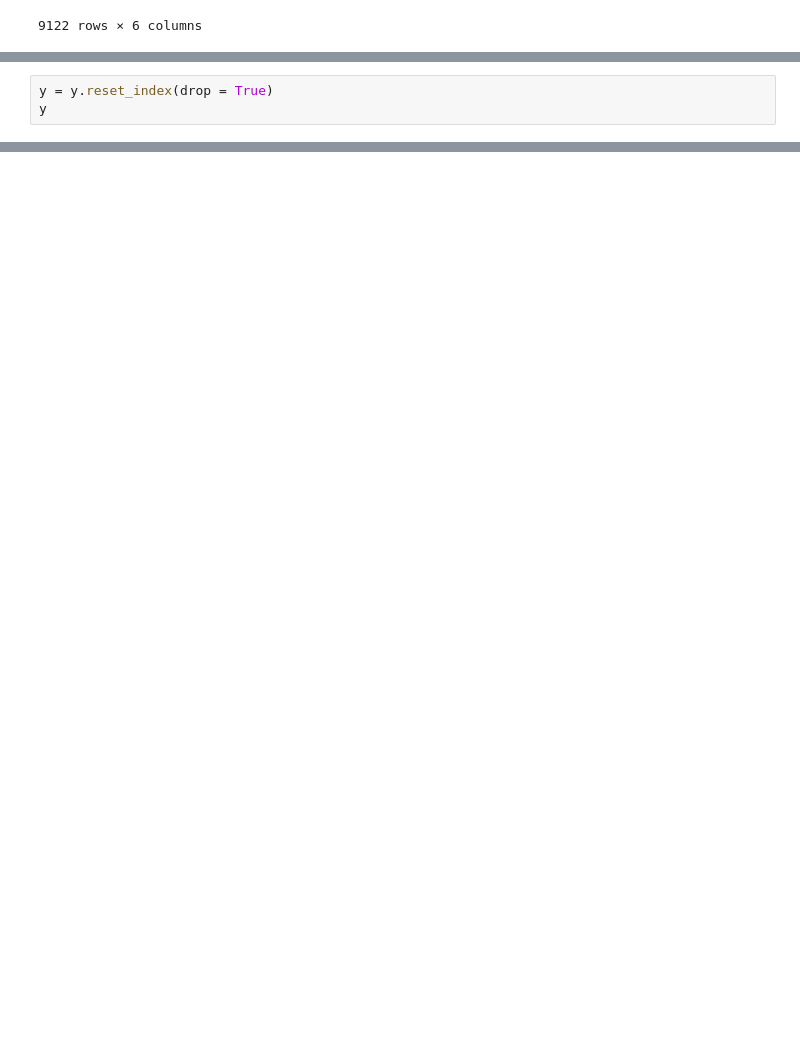
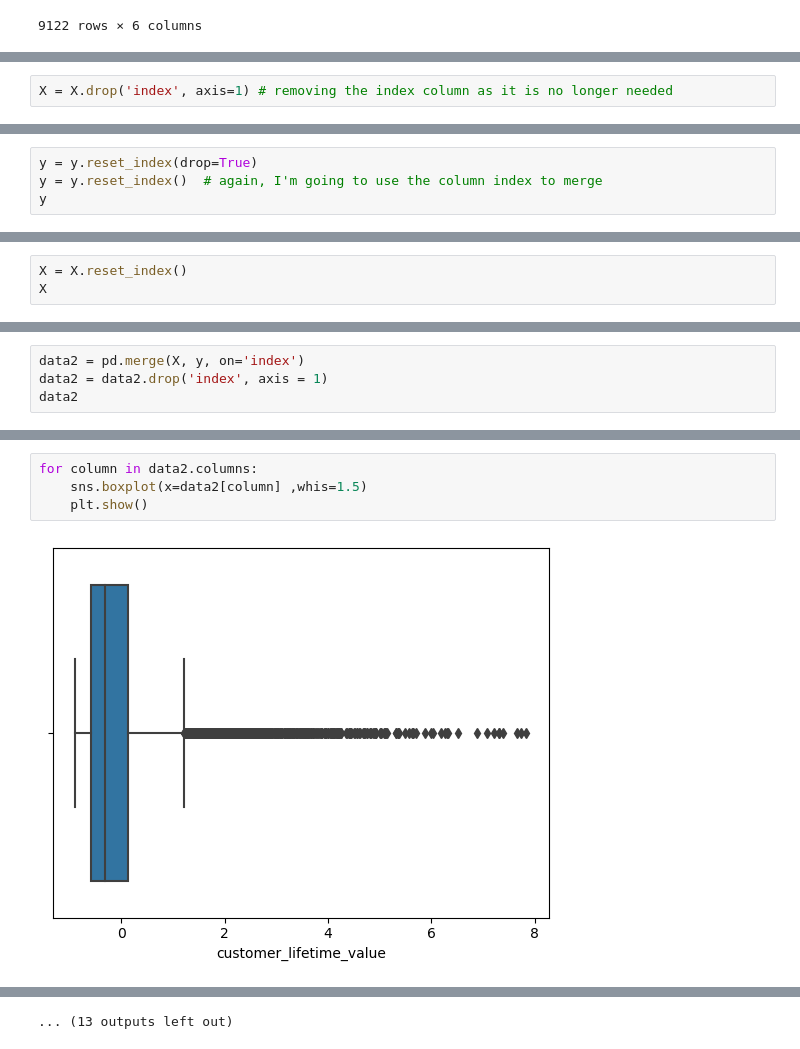
Before and after one commit to Evangelos-Z/lab-customer-analysis-round-7, a Jupyter notebook: files_for_lab/csv_files/lab-marketing-customer-analysis-round-7.ipynb, the cells around one changed output, grey strips where cells are left out. Cells and saved outputs as stored; diff of their text form; blank space fills up the shorter version.

```diff
--- a/files_for_lab/csv_files/lab-marketing-customer-analysis-round-7.ipynb
+++ b/files_for_lab/csv_files/lab-marketing-customer-analysis-round-7.ipynb
@@ -650,0 +679,2 @@ cat_enc2
+# %%
+X = X.drop('index', axis=1) # removing the index column as it is no longer needed
@@ -651,4 +811,5 @@ cat_enc2
 # %%
-y = y.reset_index(drop = True)
+y = y.reset_index(drop=True)
+y = y.reset_index()  # again, I'm going to use the column index to merge
 y
 # %% [output]
@@ -685,0 +829,3 @@ X_en
+# %%
+X = X.reset_index()
+X
@@ -685,0 +846,4 @@ X_en
+# %%
+data2 = pd.merge(X, y, on='index')
+data2 = data2.drop('index', axis = 1)
+data2
@@ -685,0 +864,6 @@ X_en
+# %%
+for column in data2.columns:
+    sns.boxplot(x=data2[column] ,whis=1.5)
+    plt.show()
+# %% [output]
+[figure, added]
@@ -685,0 +881 @@ X_en
+... (13 outputs left out)
```
Also changed, not shown: parts of 65 cells of this notebook.
